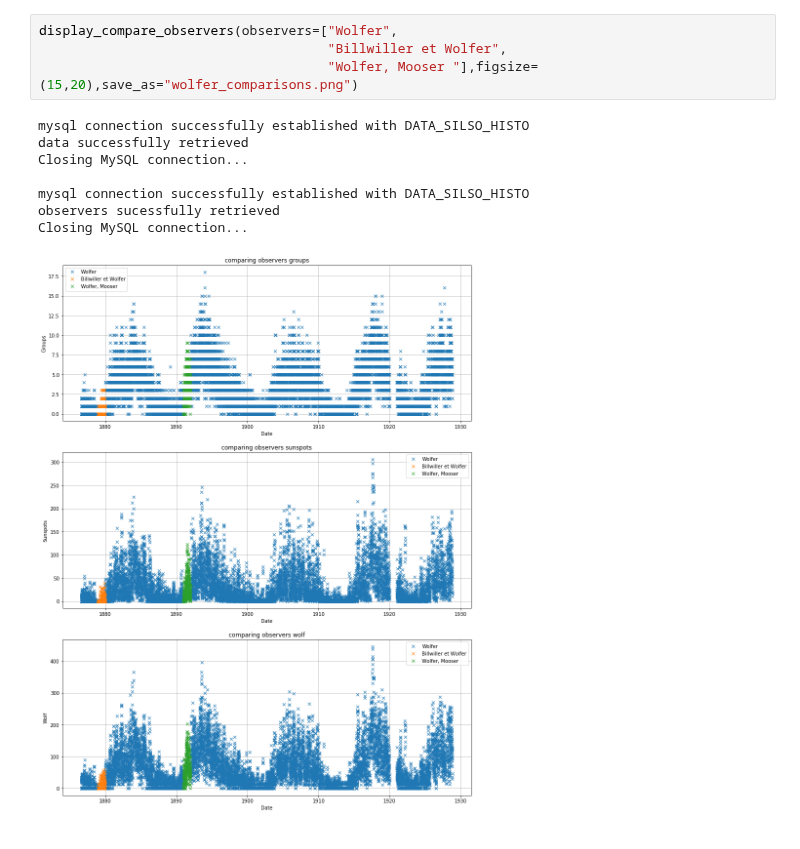
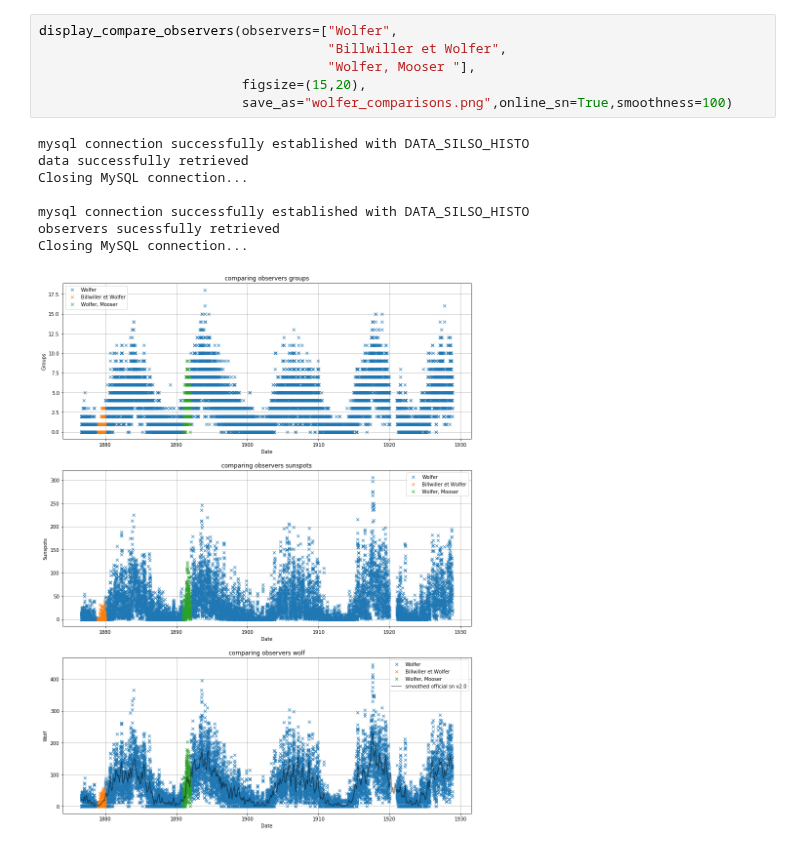
Before and after one commit to dcxSt/DATA_SILSO_HISTO_search, a Jupyter notebook: wolf_wolfer_investigation.ipynb, the cells around one changed output. Drawn from its saved outputs; the diff is of its cells as text.

```diff
--- a/wolf_wolfer_investigation.ipynb
+++ b/wolf_wolfer_investigation.ipynb
@@ -34,13 +42,15 @@ Closing MySQL connection...
 # %%
 display_compare_observers(observers=["Wolfer",
                                      "Billwiller et Wolfer",
-                                     "Wolfer, Mooser "],figsize=(15,20),save_as="wolfer_comparisons.png")
+                                     "Wolfer, Mooser "],
+                          figsize=(15,20),
+                          save_as="wolfer_comparisons.png",online_sn=True,smoothness=100)
 # %% [output]
 mysql connection successfully established with DATA_SILSO_HISTO
 data successfully retrieved
 Closing MySQL connection...
 
 mysql connection successfully established with DATA_SILSO_HISTO
 observers sucessfully retrieved
 Closing MySQL connection...
-[figure, old version]
+[figure, new version]
```
Also changed, not shown: parts of 8 cells of this notebook, 15 other files.
